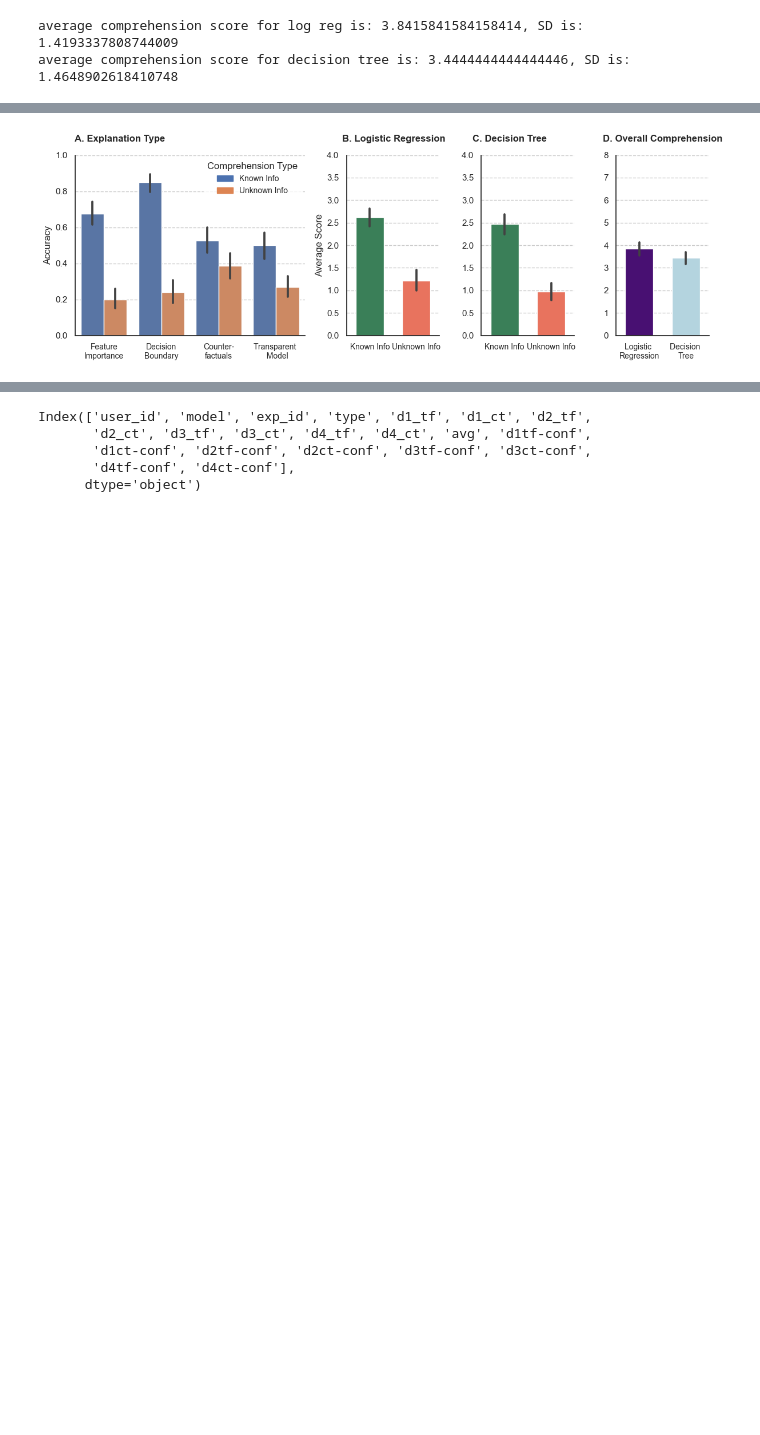
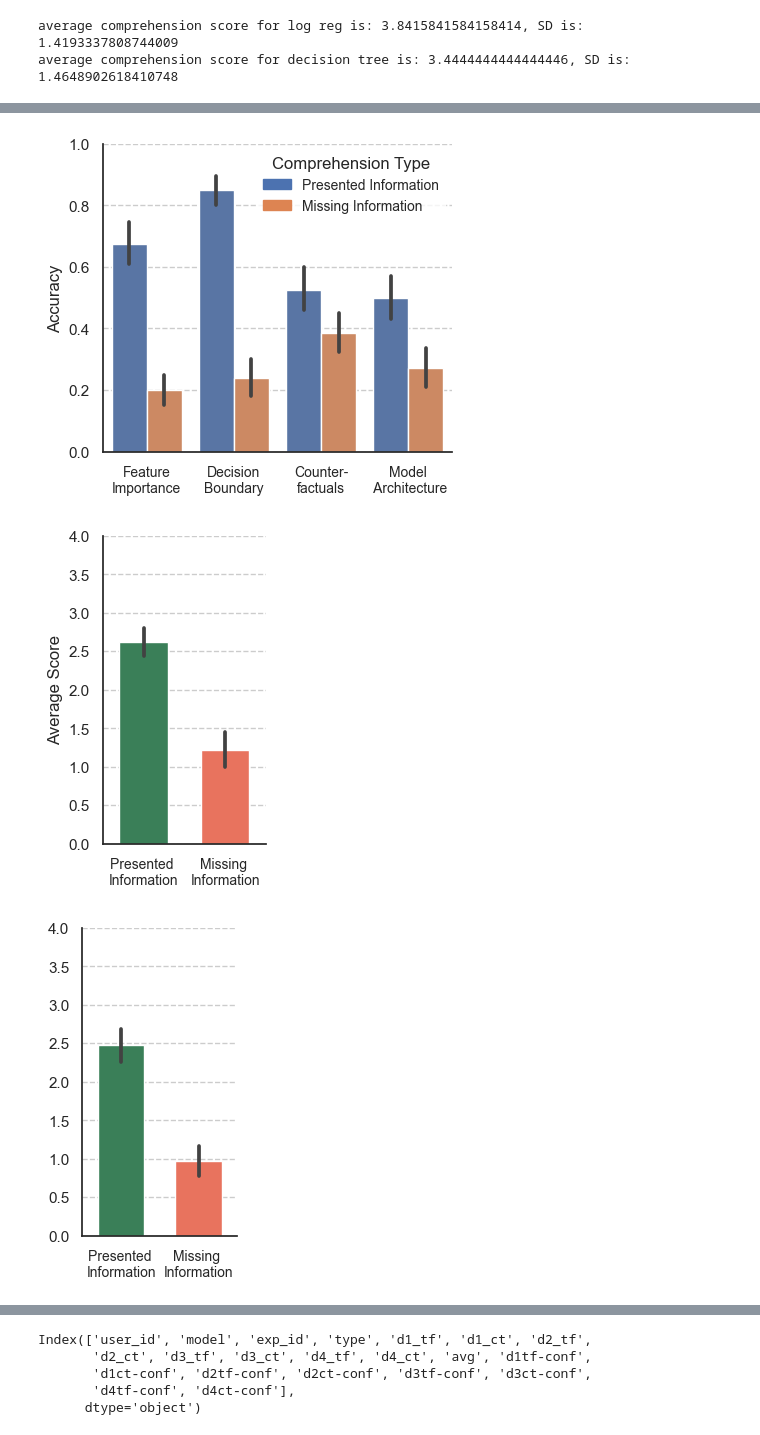
Before and after one commit to xuanxuanxuan-git/hcxai, a Jupyter notebook: survey_analysis.ipynb, the cells around one changed output, grey strips where cells are left out. Cells and saved outputs as stored; diff of their text form; code cells hidden in the pictures; blank space fills up the shorter version.

```diff
--- a/survey_analysis.ipynb
+++ b/survey_analysis.ipynb
@@ -17,4 +17,4 @@ import statsmodels.api as sm
 import statsmodels
 from collections import Counter
 # plt.style.use("seaborn-v0_8")
-sns.set(style="white")
+sns.set_theme(style="white")
@@ -804,14 +1056,18 @@ dect_ct_user_score = dect_user_score.loc[:, ["d1_ct", "d2_ct", "d3_ct", "d4_ct"]
 # lr_tf_ci_95 = statsmodels.stats.api.DescrStatsW(logreg_tf_user_score).tconfint_mean(alpha=0.05)
 # print("lr tf mean: {}, ci: {}".format(lr_tf_mean, lr_tf_ci_95))
 
-fig, ax = plt.subplots(nrows=1, ncols=4, figsize=(12, 4), gridspec_kw={'width_ratios': [3.7, 1.5, 1.5, 1.5]})
+fig0, ax[0] = plt.subplots(nrows=1, ncols=1, figsize=(4.5, 4))
+fig1, ax[1] = plt.subplots(nrows=1, ncols=1, figsize=(2.1, 4))
+fig2, ax[2] = plt.subplots(nrows=1, ncols=1, figsize=(2, 4))
+fig3, ax[3] = plt.subplots(nrows=1, ncols=1, figsize=(2, 4))
+
 # ax[0].yaxis.set_major_locator(mpl.ticker.MaxNLocator(integer=True))
 
 
 sns.barplot(data=df_melted, x='score_type', y='score', hue='type', errorbar="ci", ax=ax[0])
 
 ax[0].set_ylabel("Accuracy")
-ax[0].set_xticklabels(labels =["Feature\nImportance", "Decision\nBoundary", "Counter-\nfactuals", "Transparent \n Model"], fontsize=10)
+ax[0].set_xticklabels(labels =["Feature\nImportance", "Decision\nBoundary", "Counter-\nfactuals", "Model\n Architecture"], fontsize=10)
 ax[0].xaxis.label.set_visible(False)
 
 ax[0].spines['top'].set_visible(False)
@@ -819,42 +1075,50 @@ ax[0].spines['right'].set_visible(False)
 ax[0].grid(linestyle="--", axis="y", zorder=-1)
 ax[0].set_ylim(0,1)
 
-patches = [mpl.patches.Patch(color=sns.color_palette()[i], label=t) for i,t in enumerate(["Known Info","Unknown Info"])]
+patches = [mpl.patches.Patch(color=sns.color_palette()[i], label=t) for i,t in enumerate(["Presented Information","Missing Information"])]
 ax[0].legend(handles=patches, loc="upper right", title="Comprehension Type", fontsize=10, edgecolor="white")
-
 
 
 sns.barplot(data= [logreg_tf_user_score, logreg_ct_user_score],
             errorbar="ci", ax=ax[1], width=0.6, palette=["seagreen", "tomato"])
-ax[1].set_xticklabels(["Known Info", "Unknown Info"], fontsize=10)
+ax[1].set_xticklabels(["Presented \nInformation", "Missing \nInformation"], fontsize=10)
+
 # ax[1].set_xlabel("Logistic Regression", fontdict=dict(weight='bold'))
 ax[1].set_ylabel("Average Score")
 ax[1].set_ylim(0, 4)
 
 sns.barplot(data= [dect_tf_user_score, dect_ct_user_score],
             errorbar="ci", ax=ax[2], width=0.6, palette=["seagreen", "tomato"])
-ax[2].set_xticklabels(["Known Info", "Unknown Info"], fontsize=10)
+ax[2].set_xticklabels(["Presented \nInformation", "Missing \nInformation"], fontsize=10)
 # ax[2].set_xlabel("Decision Tree",fontdict=dict(weight='bold'))
 ax[2].set_ylim(0,4)
 
 sns.barplot(data= [logreg_user_score["avg"], dect_user_score["avg"]],
             errorbar="ci", ax=ax[3], width=0.6, palette=["indigo", "lightblue"])
 ax[3].set_xticklabels(["Logistic \nRegression", "Decision \nTree"], fontsize=10)
 # ax[3].set_xlabel("Overall Comprehension", fontdict=dict(weight='bold'))
 ax[3].set_ylim(0,8)
 
 for i in range(1,4):
     ax[i].spines['top'].set_visible(False)
     ax[i].spines['right'].set_visible(False)
     ax[i].grid(linestyle="--", axis="y", zorder=-1)
 
-fig.text(0.06,1,"A. Explanation Type",fontdict=dict(weight='bold'))
-fig.text(0.45,1,"B. Logistic Regression",fontdict=dict(weight='bold'))
-fig.text(0.64,1,"C. Decision Tree",fontdict=dict(weight='bold'))
-fig.text(0.83,1,"D. Overall Comprehension",fontdict=dict(weight='bold'))
+# fig.text(0.06,1,"A. Explanation Type",fontdict=dict(weight='bold'))
+# fig.text(0.45,1,"B. Logistic Regression",fontdict=dict(weight='bold'))
+# fig.text(0.64,1,"C. Decision Tree",fontdict=dict(weight='bold'))
+# fig.text(0.83,1,"D. Overall Comprehension",fontdict=dict(weight='bold'))
 
 plt.tight_layout()
-plt.savefig("../figures/overall_compare.pdf", dpi=300, transparent=True, bbox_inches="tight")
+# plt.savefig("../figures/overall_compare.pdf", dpi=300, transparent=True, bbox_inches="tight")
+
+fig0.savefig("../figures/overall_compare0.pdf", dpi=300, transparent=True, bbox_inches="tight")
+fig1.savefig("../figures/overall_compare1.pdf", dpi=300, transparent=True, bbox_inches="tight")
+fig2.savefig("../figures/overall_compare2.pdf", dpi=300, transparent=True, bbox_inches="tight")
+fig3.savefig("../figures/overall_compare3.pdf", dpi=300, transparent=True, bbox_inches="tight")
+
 plt.show()
 # %% [output]
-[figure, old version]
+[figure, new version]
+[figure, added]
+[figure, added]
```
Also changed, not shown: parts of 49 cells of this notebook.
